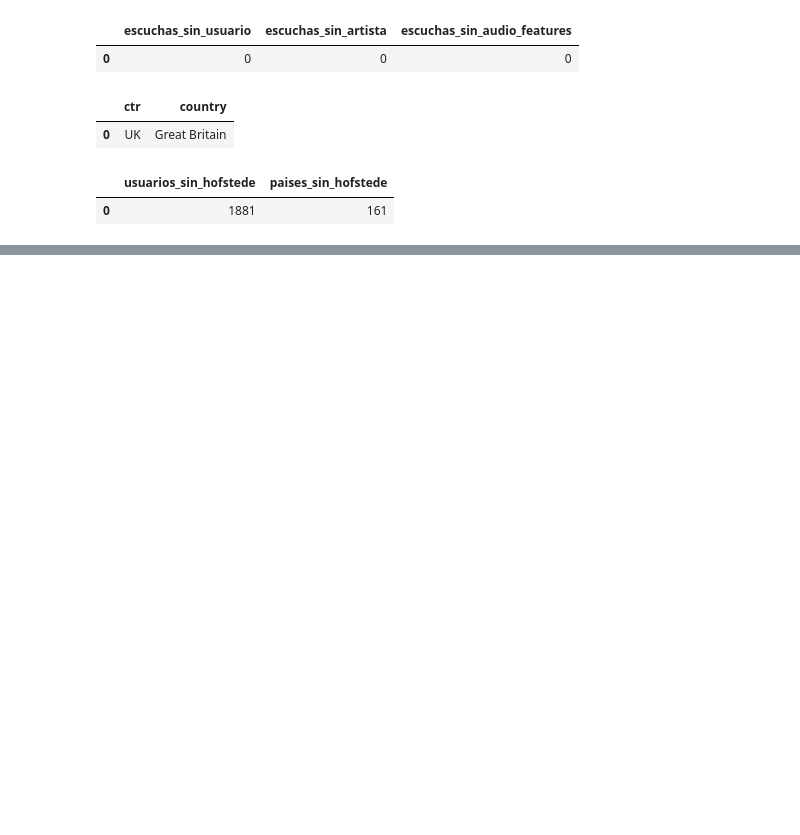
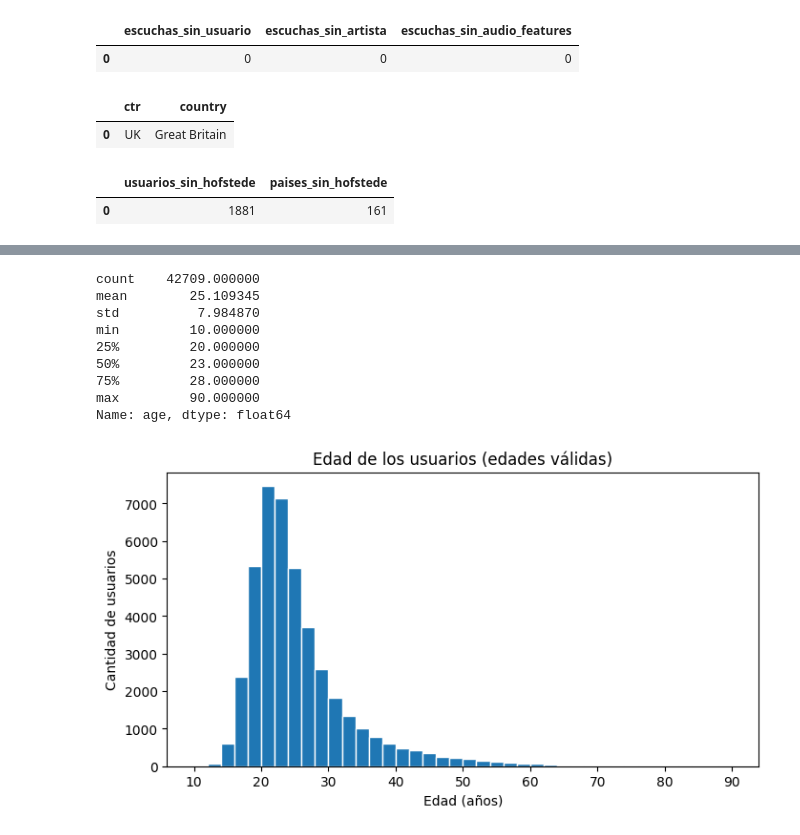
Before and after one commit to marianagrau99/musica-por-pais, a Jupyter notebook: 01_exploracion_calidad.ipynb, the cells around one changed output, grey strips where cells are left out. Cells and saved outputs as stored; diff of their text form; code cells hidden in the pictures; blank space fills up the shorter version.

```diff
--- a/01_exploracion_calidad.ipynb
+++ b/01_exploracion_calidad.ipynb
@@ -792,0 +819,23 @@ A partir del diagnóstico de calidad, se establecen las siguientes reglas de neg
+# %%
+#4.1.a Edad
+# Solo edades válidas (entre 10 y 90); las demás son faltantes (ver 3.3)
+edades = q("SELECT age FROM users WHERE age BETWEEN 10 AND 90")
+print(edades["age"].describe())
+
+plt.figure(figsize=(8, 4))
+plt.hist(edades["age"], bins=range(10, 92, 2), edgecolor="white")
+plt.title("Edad de los usuarios (edades válidas)")
+plt.xlabel("Edad (años)")
+plt.ylabel("Cantidad de usuarios")
+plt.show()
+# %% [output]
+count    42709.000000
+mean        25.109345
+std          7.984870
+min         10.000000
+25%         20.000000
+50%         23.000000
+75%         28.000000
+max         90.000000
+Name: age, dtype: float64
+[figure, added]
```
Also changed, not shown: parts of 41 cells of this notebook, 3 other files.
